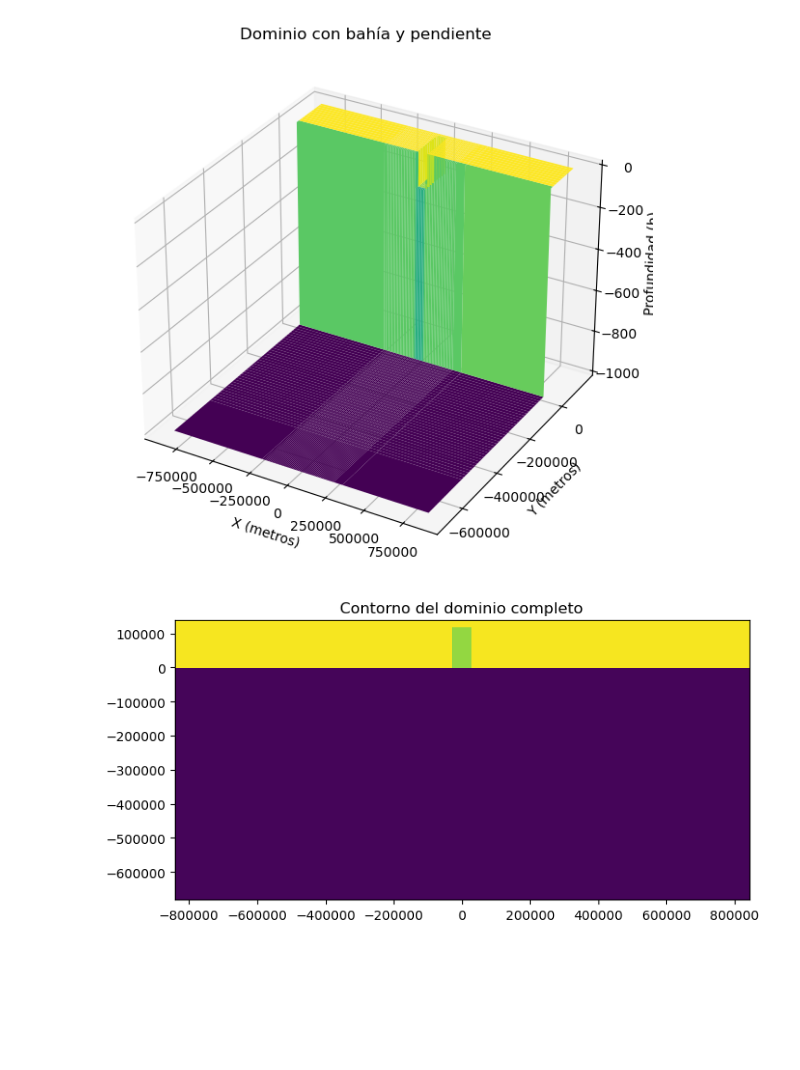
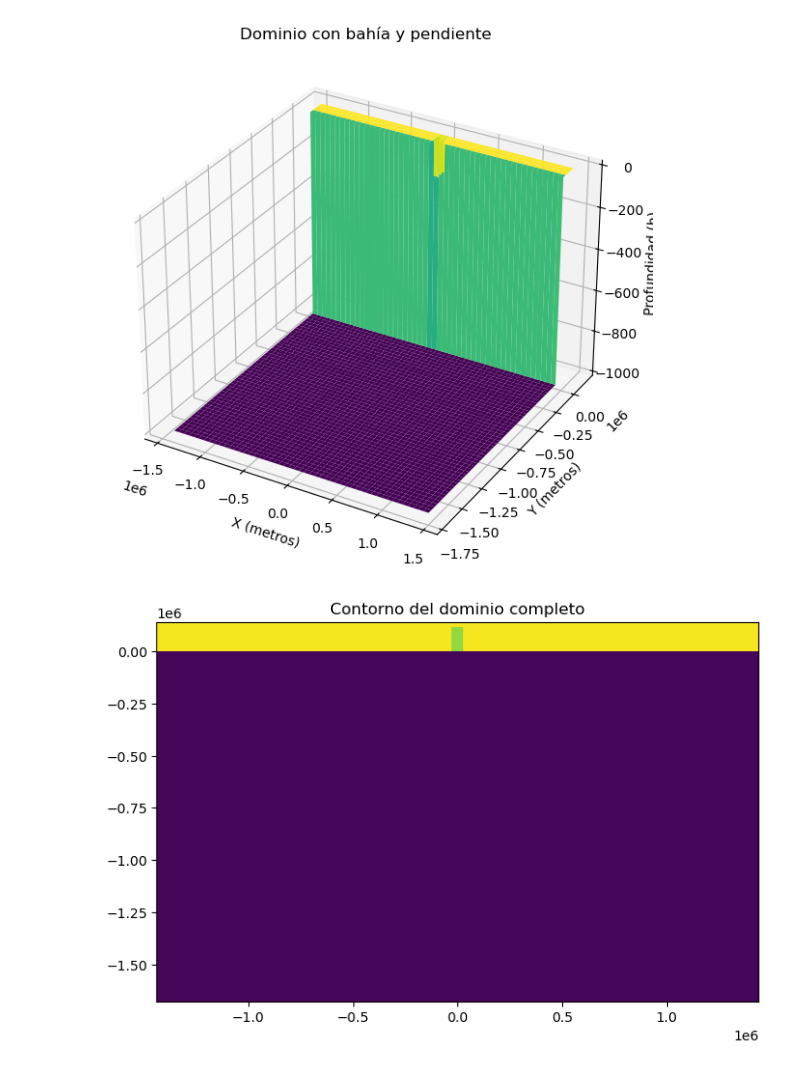
Before and after one commit to Estebanovich/BayIW_Rectan, a Jupyter notebook: input/bahia_rectan_impar_func.ipynb, the cells around one changed output. Saved outputs shown, nothing was run; the diff lists cells and outputs as text; code cells hidden in the pictures; blank space fills up the shorter version.

```diff
--- a/input/bahia_rectan_impar_func.ipynb
+++ b/input/bahia_rectan_impar_func.ipynb
@@ -21,17 +21,15 @@ def get_parameters():
 
     # Cálculo de la cantidad de puntos en la parte central
     nx_center = int(4 * L / DelX)
-    ny = int((L + Costa_extra + np.abs(Y_fondo) + np.abs(Fondo_lineal)) / DelY)
+    ny = int((L + Costa_extra + 4*L) / DelY)
 
-    # Índice inicial para la pendiente (usado luego)
-    idx_start_slope = int(440000 / DelY)
 
     # Se retorna además los parámetros para la expansión de dominio
     return {
         'h1': h1, 'L': L, 'Y_fondo': Y_fondo, 'Fondo_lineal': Fondo_lineal,
         'Costa_extra': Costa_extra, 'L_expansion': L_expansion,
         'DelX': DelX, 'DelY': DelY, 'nx_center': nx_center, 'ny': ny,
-        'idx_start_slope': idx_start_slope, 'ny_expand': 30
+        'ny_expand': 6000 #antes 30
     }
 
 # =============================================================================
@@ -53,16 +51,28 @@ def create_domain(params):
     # Definir rangos para el dominio central y de expansión
     x_min_center = -L_expansion
     x_max_center = L_expansion
-    y_min = -int(np.abs(Y_fondo) + 440000)
+    y_min = -int(4*L)
 
-    # Regiones de expansión en X y Y usando crecimiento cuadrático
-    k = DelX  # Factor para crecimiento cuadrático
-    i_values_x = np.arange(56)
-    x_right = x_max_center + (k * i_values_x**2)
+    # Crecimiento iterativo de Δx en la región de expansión X
+    factor_x = 1
+    n_expand_x = ny_expand
+    dx = np.zeros(n_expand_x)
+    dx[0] = DelX
+    for ii in range(1, n_expand_x):
+        dx[ii] = dx[ii-1] * factor_x
+    x_offsets = np.cumsum(dx)
+    x_right = x_max_center + x_offsets
     x_left = -np.flip(x_right)
 
-    i_values_y = np.arange(ny_expand + 1)
-    y_expand = y_min - (DelY * i_values_y**2)
+    # Crecimiento iterativo de Δy en la región de expansión Y
+    factor_y = 1
+    n_expand_y = ny_expand + 1
+    dy = np.zeros(n_expand_y)
+    dy[0] = DelY
+    for jj in range(1, n_expand_y):
+        dy[jj] = dy[jj-1] * factor_y
+    y_offsets = np.cumsum(dy)
+    y_expand = y_min - y_offsets
     y_expand = np.flip(y_expand)
 
     # Eliminar valores superpuestos
@@ -72,7 +82,7 @@ def create_domain(params):
 
     # Dominio central con espaciado uniforme
     x_center = np.linspace(x_min_center, x_max_center, nx_center)
-    y_center = np.linspace(Y_fondo + Fondo_lineal, L + Costa_extra, ny)
+    y_center = np.linspace(-4*L, L + Costa_extra, ny)
 
     # Combinar regiones para formar el dominio completo
     x_domain = np.concatenate((x_left, x_center, x_right))
@@ -89,14 +99,14 @@ def create_domain(params):
 # =============================================================================
 def plot_domain_spacing(x_domain, y_domain):
     fig, (ax1, ax2) = plt.subplots(1, 2, figsize=(15, 5))
-    ax1.plot(x_domain, np.zeros_like(x_domain), 'o-')
+    ax1.plot(x_domain/1E3, np.zeros_like(x_domain), 'o-')
     ax1.set_title("Espaciado del dominio en X")
-    ax1.set_xlabel("X (metros)")
+    ax1.set_xlabel("X (km)")
     ax1.grid(True)
 
-    ax2.plot(y_domain, np.zeros_like(y_domain), 'o-')
+    ax2.plot(y_domain/1E3, np.zeros_like(y_domain), 'o-')
     ax2.set_title("Espaciado del dominio en Y")
-    ax2.set_xlabel("Y (metros)")
+    ax2.set_xlabel("Y (km)")
     ax2.grid(True)
 
     plt.tight_layout()
@@ -138,7 +148,7 @@ def insert_bahia(Z_domain, Z_bahia, x_domain, DelX, ny_expand, Y_fondo, Fondo_li
     X_idx_end = X_idx_start_bahia + Z_bahia.shape[1]+1
 
     # Calcular el índice en Y para la bahía
-    Idx_bahia_start = ny_expand + int(np.abs(Y_fondo + Fondo_lineal) / DelY) - 1
+    Idx_bahia_start = ny_expand + int(np.abs(4*L) / DelY) - 1
     Y_idx_end_bahia = Idx_bahia_start + Z_bahia.shape[0]
 
     Z_domain[Idx_bahia_start:Y_idx_end_bahia, X_idx_start_bahia:X_idx_end] = -164
@@ -264,8 +274,8 @@ def main():
     plot_domain_spacing(x_domain, y_domain)
 
     # 3. Calcular índices para insertar la bahía y para la pendiente
-    Idx_bahia_start = ny_expand + int(np.abs(Y_fondo + Fondo_lineal) / DelY) - 1
-    Idx_slope_start = ny_expand + int(np.abs(Fondo_lineal) / DelY) - 1
+    Idx_bahia_start = ny_expand + int(np.abs(4*L) / DelY) - 1
+    Idx_slope_start = ny_expand + int(np.abs(Fondo_lineal) / DelY) #- 1
 
     # 4. Calcular batimetría de la bahía
     X_new, Y_new, Z_bahia = compute_bahia(h1, L, DelX, DelY)
@@ -310,2 +320,2 @@ if __name__ == '__main__':
-[figure, old version]
+[figure, new version]
-[figure, old version]
+[figure, new version]
```
Also changed, not shown: parts of 6 cells of this notebook, 37 other files.
